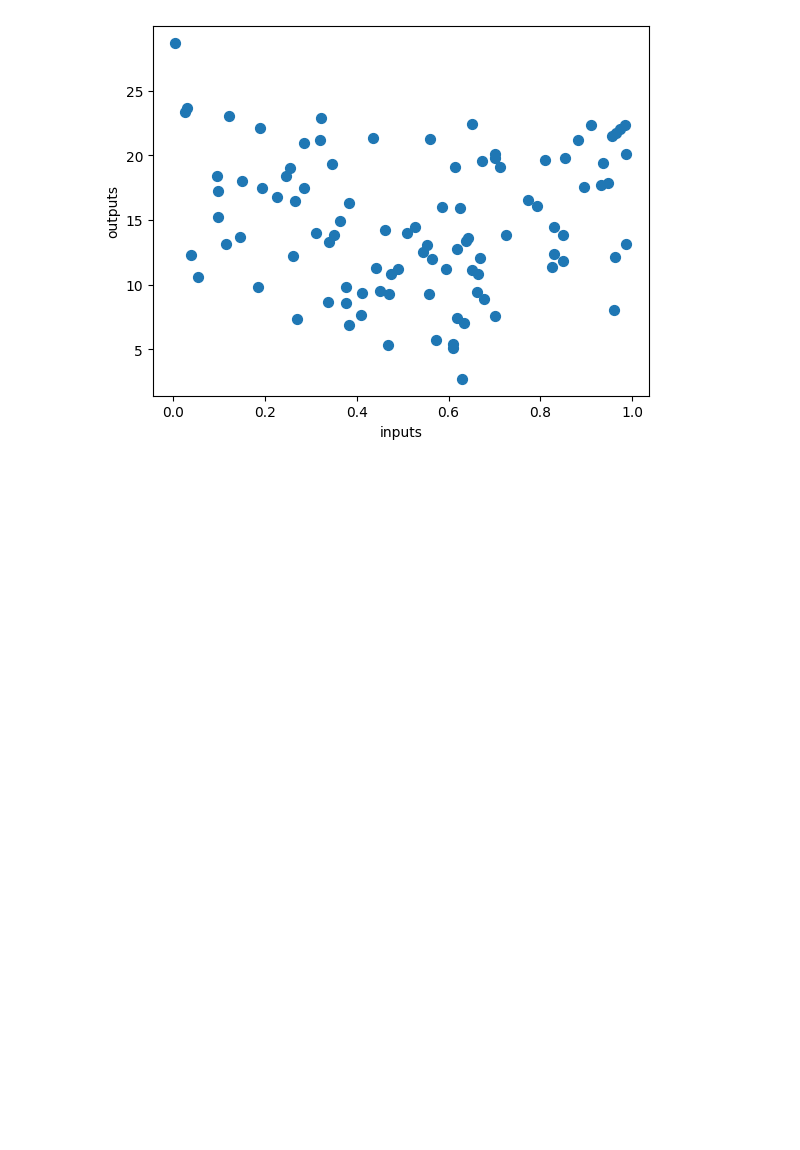
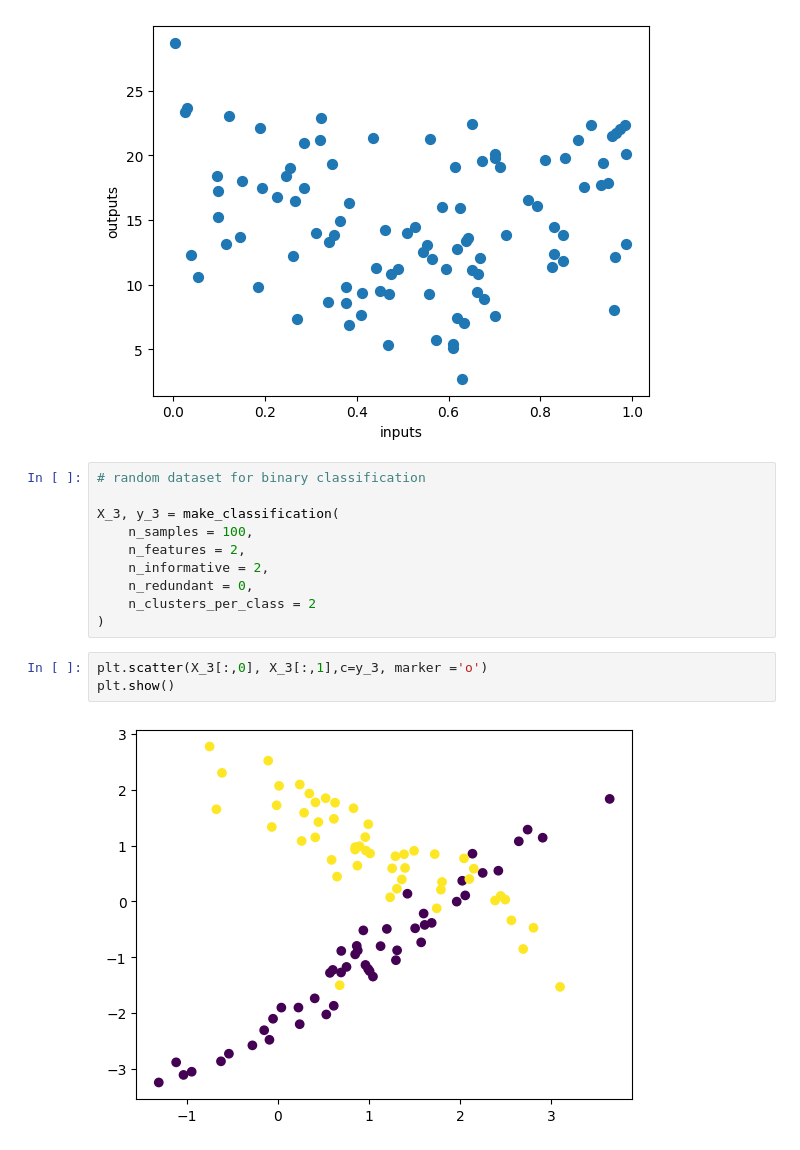
Before and after one commit to Kulekule2003/ML-notebooks, a Jupyter notebook: Supervised learning.ipynb, the cells around one changed output. Cells and saved outputs as stored; diff of their text form; blank space fills up the shorter version.

Commit message:
binary classification with two informative features

```diff
--- a/Supervised learning.ipynb
+++ b/Supervised learning.ipynb
@@ -68,3 +68,18 @@ plt.scatter(X_2[:,2],y_2, marker='o', s=50)
 plt.show()
 # %% [output]
 [figure]
+# %%
+# random dataset for binary classification
+
+X_3, y_3 = make_classification(
+    n_samples = 100,
+    n_features = 2,
+    n_informative = 2,
+    n_redundant = 0,
+    n_clusters_per_class = 2
+)
+# %%
+plt.scatter(X_3[:,0], X_3[:,1],c=y_3, marker ='o')
+plt.show()
+# %% [output]
+[figure, added]
```
